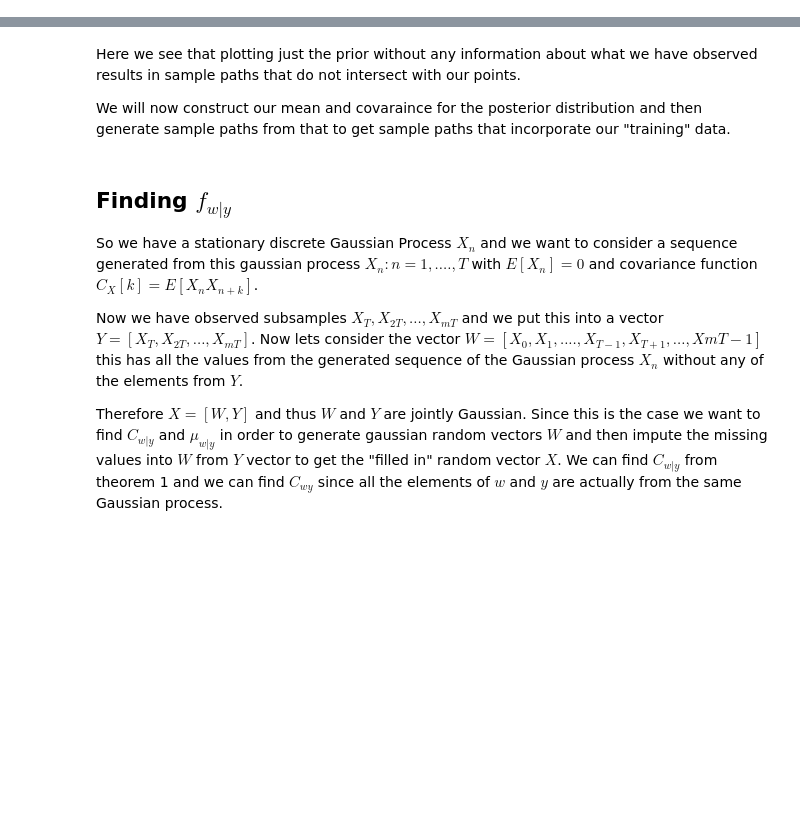
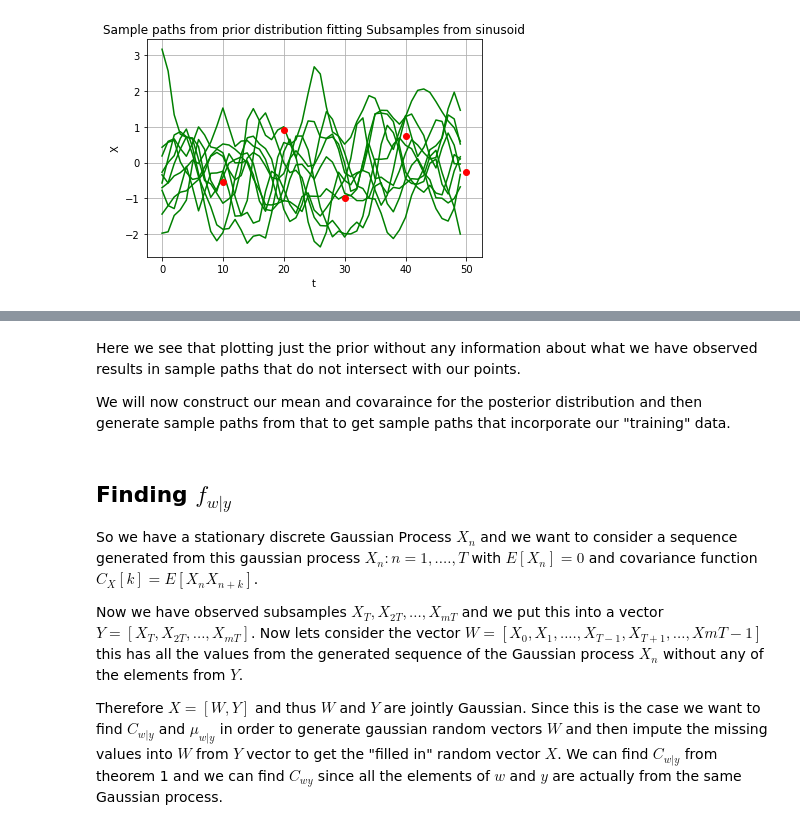
Before and after one commit to joeshenouda/GaussianProcess, a Jupyter notebook: assignment3.ipynb, the cells around one changed output, grey strips where cells are left out. Drawn from its saved outputs; the diff is of its cells as text; code cells hidden in the pictures; blank space fills up the shorter version.

```diff
--- a/assignment3.ipynb
+++ b/assignment3.ipynb
@@ -70,0 +157,19 @@ plt.show()
+# %%
+'''
+As a sanity check lets generate sample paths from the prior distribution X without any information about y
+and see how well it fits.
+
+First we see how well it fits our y samples coming from the sine function.
+'''
+s = 10
+X = gaussvector(0,Cxx,s)
+plt.plot(t,X,'g')
+plt.plot(y_indx,y,'ro')
+plt.grid()
+plt.title("Sample paths from prior distribution fitting Subsamples from sinusoid")
+plt.xlabel("t")
+plt.ylabel("X")
+plt.savefig(fname='priorFitSine', dpi=300)
+plt.show()
+# %% [output]
+[figure, added]
```
Also changed, not shown: parts of 22 cells of this notebook, 13 other files.
